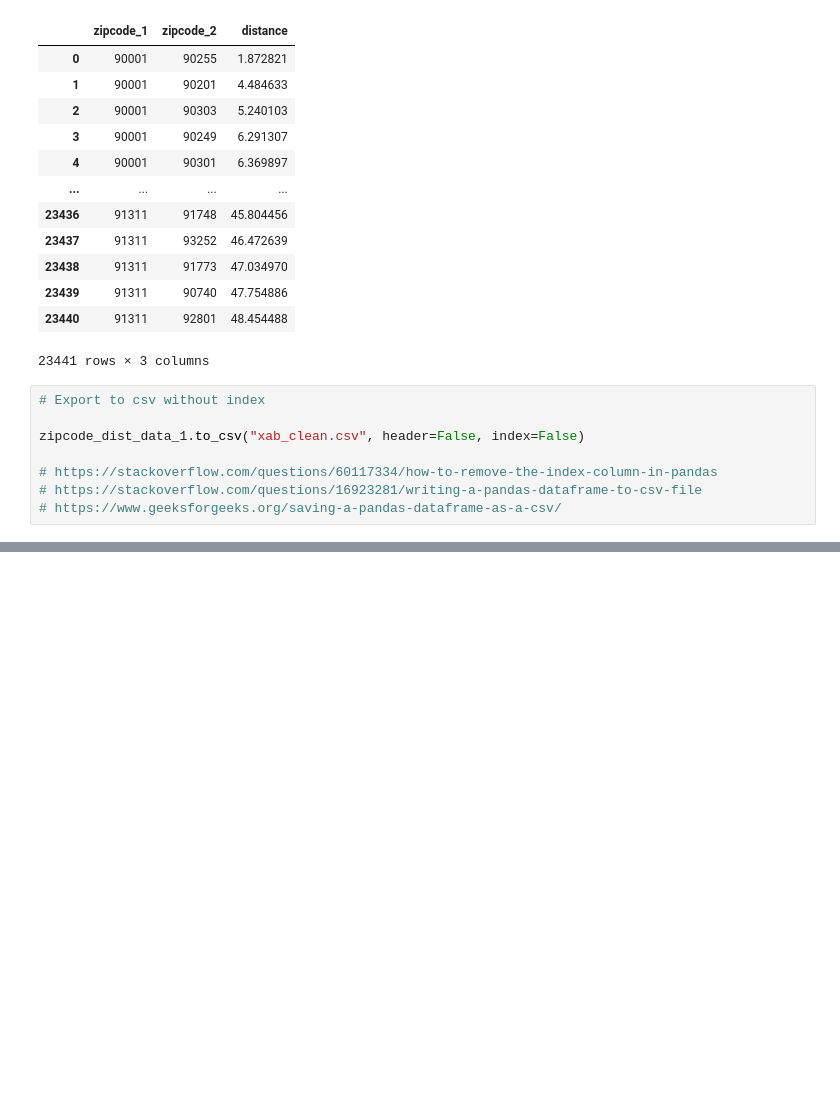
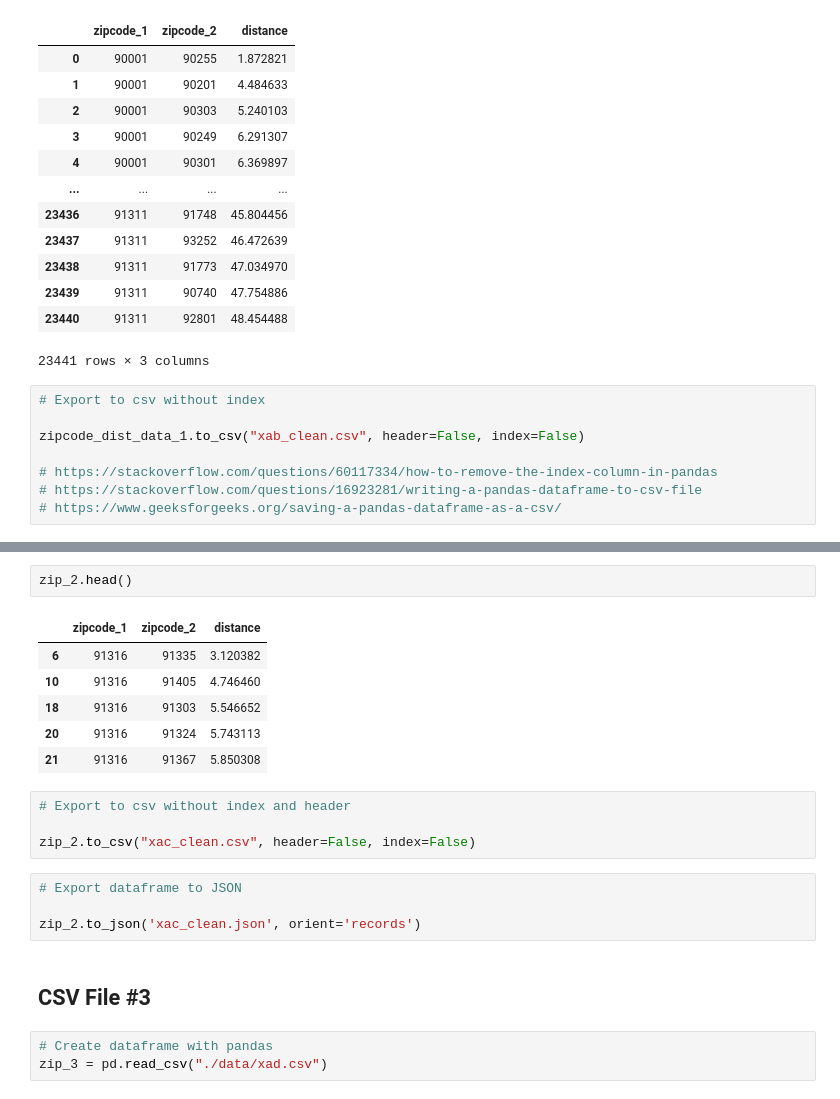
Before and after one commit to eunicode/clean-csv-distance-list, a Jupyter notebook: src/zipcode-distance-data.ipynb, the cells around one changed output, grey strips where cells are left out. Cells and saved outputs as stored; diff of their text form; blank space fills up the shorter version.

```diff
--- a/src/zipcode-distance-data.ipynb
+++ b/src/zipcode-distance-data.ipynb
@@ -179,0 +218,22 @@ zipcode_dist_data_1.to_csv("xab_clean.csv", header=False, index=False)
+# %%
+zip_2.head()
+# %% [output]
+|  | zipcode_1 | zipcode_2 | distance |
+| 6 | 91316 | 91335 | 3.120382 |
+| 10 | 91316 | 91405 | 4.746460 |
+| 18 | 91316 | 91303 | 5.546652 |
+| 20 | 91316 | 91324 | 5.743113 |
+| 21 | 91316 | 91367 | 5.850308 |
+# %%
+# Export to csv without index and header
+
+zip_2.to_csv("xac_clean.csv", header=False, index=False)
+# %%
+# Export dataframe to JSON
+
+zip_2.to_json('xac_clean.json', orient='records')
+# %% [markdown]
+## CSV File #3
+# %%
+# Create dataframe with pandas
+zip_3 = pd.read_csv("./data/xad.csv")
```
Also changed, not shown: parts of 26 cells of this notebook, 12 other files.
